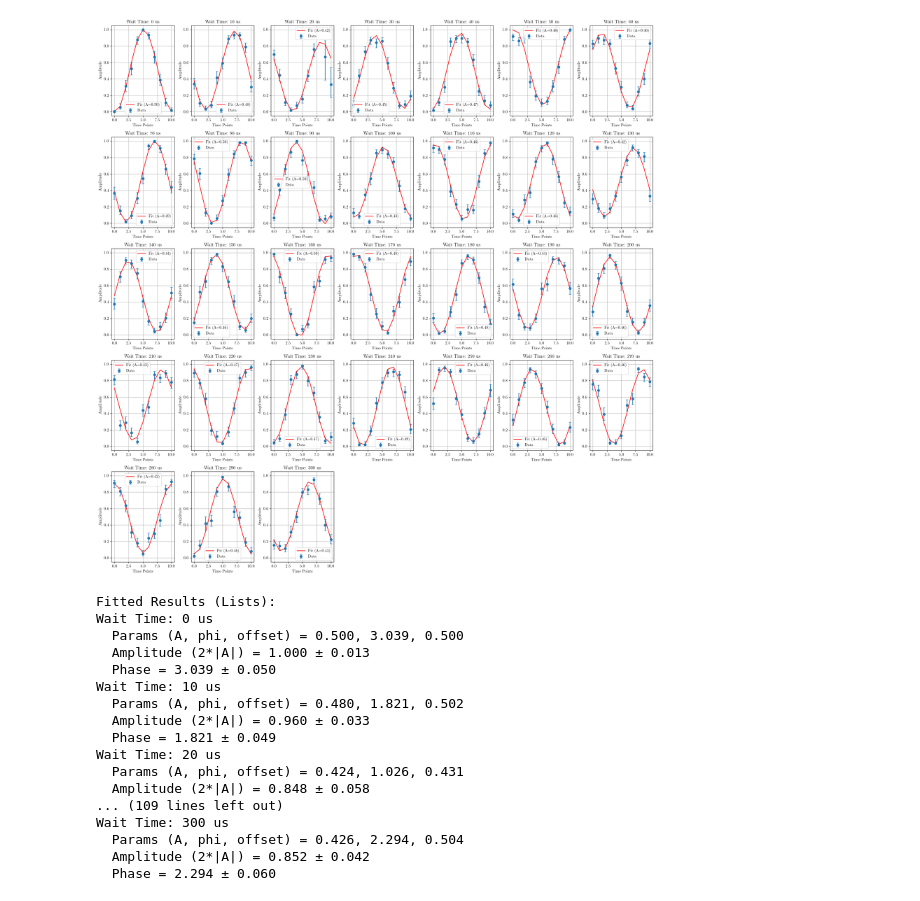
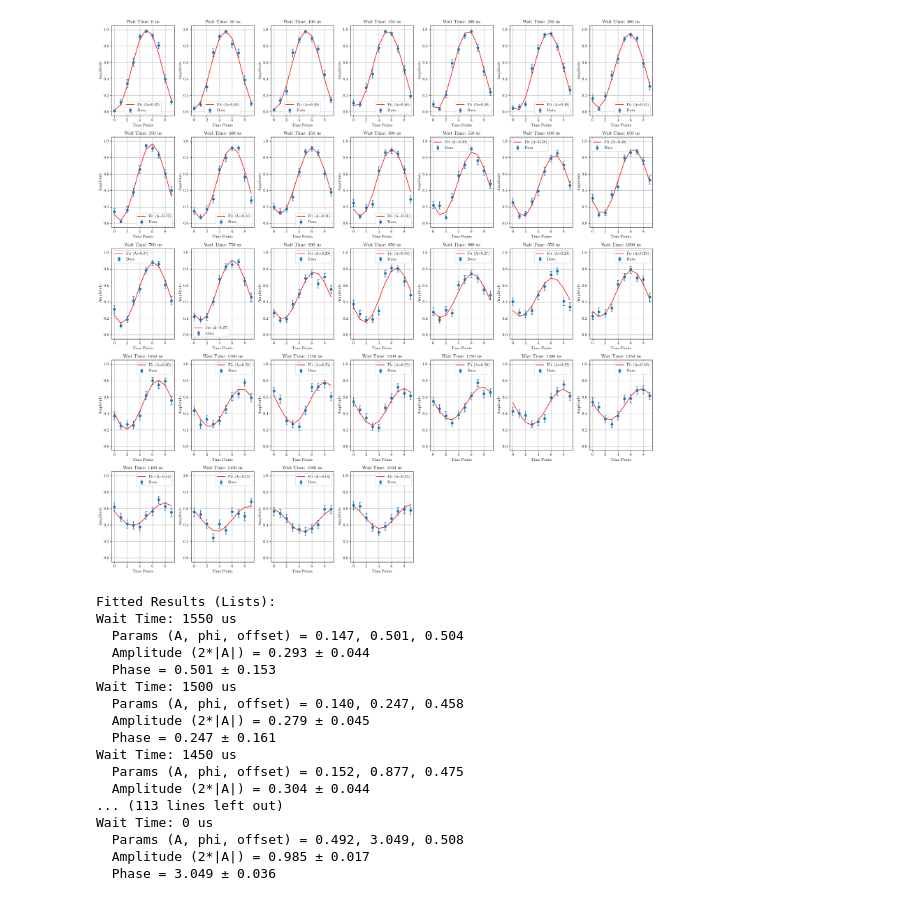
Before and after one commit to GauravTathed/PhD_python_scripts, a Jupyter notebook: Plotting_ramsey_phase_scans/read_and_plot.ipynb, the cells around one changed output. Drawn from its saved outputs; the diff is of its cells as text; code cells hidden in the pictures.

```diff
--- a/Plotting_ramsey_phase_scans/read_and_plot.ipynb
+++ b/Plotting_ramsey_phase_scans/read_and_plot.ipynb
@@ -67,11 +67,12 @@ if __name__ == "__main__":
     target_transition = (0, 2, 0)  # Replace with desired values
     # target_date_times = {datetime(2025, 3, 13, 18, 4),datetime(2025, 3, 13, 20, 49),datetime(2025, 3, 13, 21, 32)}
     # target_date_times = {datetime(2025, 3, 12, 21, 43),datetime(2025, 3, 12, 23, 46),datetime(2025, 3, 13, 6, 49)}
-    target_date_times = {datetime(2025, 9, 25, 18, 2)} # new data without FNCS
-    target_date_times = {datetime(2025, 9, 25, 18, 57)} # new data with FNCS
+    # target_date_times = {datetime(2025, 9, 25, 18, 2)} # new data without FNCS
+    # target_date_times = {datetime(2025, 9, 25, 18, 57)} # new data with FNCS
     # target_date_times = {datetime(2025, 9, 25, 20, 3), datetime(2025, 9, 26, 7, 36)} # new data with FNCS - fine scan
     # target_date_times = {datetime(2025, 10, 3, 15, 18)} # RFSoC data 50us steps
-    target_date_times = {datetime(2025, 10, 8, 17, 59),datetime(2025, 10, 8, 17, 44)}
+    # target_date_times = {datetime(2025, 10, 8, 17, 59),datetime(2025, 10, 8, 17, 44)}
+    target_date_times = {datetime(2025, 11, 8, 21, 25)} # RFSoC phase coherent scans
     wait_time_list, raw_file_paths_list, final_params = search_files_by_transitions(directory_path, target_transition, target_date_times)
     m, F, mF = final_params
     print(f"Parameters: m={m}, F={F}, mF={mF}")
@@ -355,7 +356,7 @@ def fit_sine_curve(ket_data, lower_error, upper_error):
 
     A0 = (np.max(ket_data_valid) - np.min(ket_data_valid))/2
     A0 = np.clip(A0, 0.0, 0.5)
-    initial_guess = [A0, 0.0, np.mean(ket_data_valid)]
+    initial_guess = [A0, np.pi, np.mean(ket_data_valid)]
 
     try:
         params, covariance = curve_fit(
@@ -438,10 +439,10 @@ def plot_sine_fits_in_lists(wait_time_list,
     axes = axes.flatten() if isinstance(axes, np.ndarray) else [axes]
 
     for i in range(num_plots):
-        wt = wait_time_list[i]
-        kd = ket_data_list[i]
-        le = lower_error_list[i]
-        ue = upper_error_list[i]
+        wt = wait_time_list[::-1][i]
+        kd = ket_data_list[::-1][i]
+        le = lower_error_list[::-1][i]
+        ue = upper_error_list[::-1][i]
 
         t = np.arange(len(kd))
         ax = axes[i]
@@ -455,8 +456,8 @@ def plot_sine_fits_in_lists(wait_time_list,
         )
 
         if wt in fit_wait_times_list:
-            j = fit_wait_times_list.index(wt)
-            A, phi, offset = fit_params_list[i]
+            j = fit_wait_times_list[::-1].index(wt)
+            A, phi, offset = fit_params_list[::-1][i]
             if A is not None:
                 fit_curve = sine_function(t, A, phi, offset)
                 ax.plot(t, fit_curve, color='red', label=f'Fit (A={A:.2f})')
@@ -472,7 +473,7 @@ def plot_sine_fits_in_lists(wait_time_list,
         fig.delaxes(axes[i])
 
     plt.tight_layout()
-    plt.savefig('laser_noise_phase_scans.svg')
+    plt.savefig('laser_noise_phase_scans.png', dpi=300)
     plt.show()
 
 (
@@ -483,49 +484,49 @@ def plot_sine_fits_in_lists(wait_time_list,
     fit_phases_list,
     fit_phase_errors_list
 ) = fit_all_wait_times_to_sine_in_lists(
     wait_time_list,
     ket_data_list,
     lower_error_list,
     upper_error_list
 )
 
 plot_sine_fits_in_lists(
     wait_time_list,
     ket_data_list,
     lower_error_list,
     upper_error_list,
     fit_wait_times_list,
     fit_params_list
 )
 
 print("\nFitted Results (Lists):")
 for i, wt in enumerate(fit_wait_times_list):
     A, phi, offset = fit_params_list[i]
     amp = fit_amplitudes_list[i]
     amp_err = fit_amplitude_errors_list[i]
     phase = fit_phases_list[i]
     phase_err = fit_phase_errors_list[i]
     print(f"Wait Time: {wt} us")
     print(f"  Params (A, phi, offset) = {A:.3f}, {phi:.3f}, {offset:.3f}")
     print(f"  Amplitude (2*|A|) = {amp:.3f} ± {amp_err:.3f}")
     print(f"  Phase = {phase:.3f} ± {phase_err:.3f}")
 # %% [output]
-[figure, old version]
+[figure, new version]
 Fitted Results (Lists):
+Wait Time: 1550 us
+  Params (A, phi, offset) = 0.147, 0.501, 0.504
+  Amplitude (2*|A|) = 0.293 ± 0.044
+  Phase = 0.501 ± 0.153
+Wait Time: 1500 us
+  Params (A, phi, offset) = 0.140, 0.247, 0.458
+  Amplitude (2*|A|) = 0.279 ± 0.045
+  Phase = 0.247 ± 0.161
+Wait Time: 1450 us
+  Params (A, phi, offset) = 0.152, 0.877, 0.475
+  Amplitude (2*|A|) = 0.304 ± 0.044
+... (113 lines left out)
 Wait Time: 0 us
-  Params (A, phi, offset) = 0.500, 3.039, 0.500
-  Amplitude (2*|A|) = 1.000 ± 0.013
-  Phase = 3.039 ± 0.050
-Wait Time: 10 us
-  Params (A, phi, offset) = 0.480, 1.821, 0.502
-  Amplitude (2*|A|) = 0.960 ± 0.033
-  Phase = 1.821 ± 0.049
-Wait Time: 20 us
-  Params (A, phi, offset) = 0.424, 1.026, 0.431
-  Amplitude (2*|A|) = 0.848 ± 0.058
-... (109 lines left out)
-Wait Time: 300 us
-  Params (A, phi, offset) = 0.426, 2.294, 0.504
-  Amplitude (2*|A|) = 0.852 ± 0.042
-  Phase = 2.294 ± 0.060
+  Params (A, phi, offset) = 0.492, 3.049, 0.508
+  Amplitude (2*|A|) = 0.985 ± 0.017
+  Phase = 3.049 ± 0.036
 # %%
```
Also changed, not shown: parts of 5 cells of this notebook, 5 other files.
